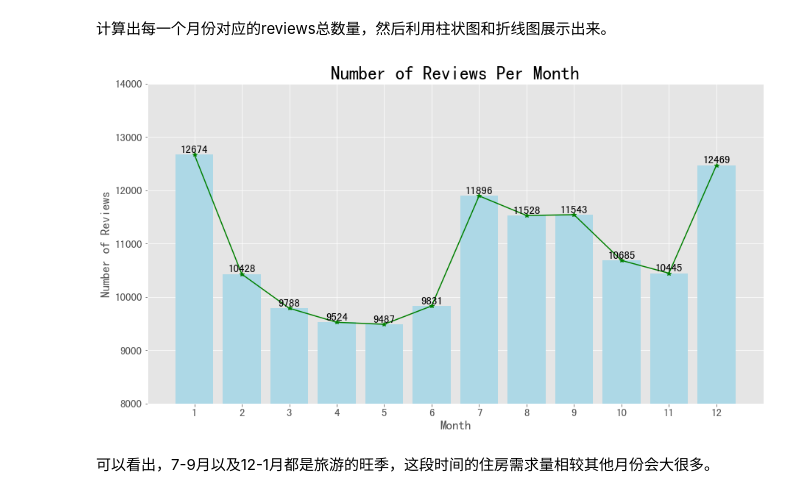
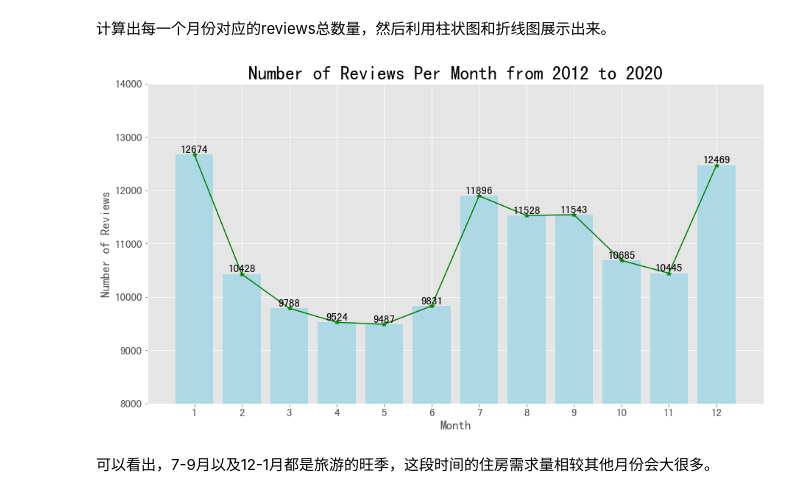
Before and after one commit to JT-H/Recommendation-System-for-Airbnb-Houses, a Jupyter notebook: EDA/Notebooks/EDA_6.ipynb, the cells around one changed output. Cells and saved outputs as stored; diff of their text form; code cells hidden in the pictures.

```diff
--- a/EDA/Notebooks/EDA_6.ipynb
+++ b/EDA/Notebooks/EDA_6.ipynb
@@ -111,35 +111,36 @@ y = number_of_reviews_per_month.values
 
 plt.figure(figsize=(15,8))
 
 plt.plot(x,y,
          color="green", marker="*",
          linestyle="-"
         )
 
 plt.bar(x,y,
         color="lightblue",
        )
 
-plt.title("Number of Reviews Per Month",fontsize=25)
+plt.title("Number of Reviews Per Month from 2012 to 2020",fontsize=25)
 plt.xlabel('Month', fontsize=17)
 plt.ylabel('Number of Reviews', fontsize=17)
 
 plt.xticks(range(1,13))
 plt.tick_params(labelsize=15)
 plt.ylim(ymin = 8000, ymax = 14000)
 
 for a,b in zip(x,y):
 
     plt.text(a,b+10,b,
              va='bottom',
              ha='center',
              fontsize=15
             )
 
+plt.savefig('../Pictures/EDA7.png')
 
 plt.show()
 # %% [output]
-[figure, old version]
+[figure, new version]
 # %% [markdown]
 可以看出，7-9月以及12-1月都是旅游的旺季，这段时间的住房需求量相较其他月份会大很多。
 # %% [markdown]
```
Also changed, not shown: parts of 2 cells of this notebook, 14 other files.
